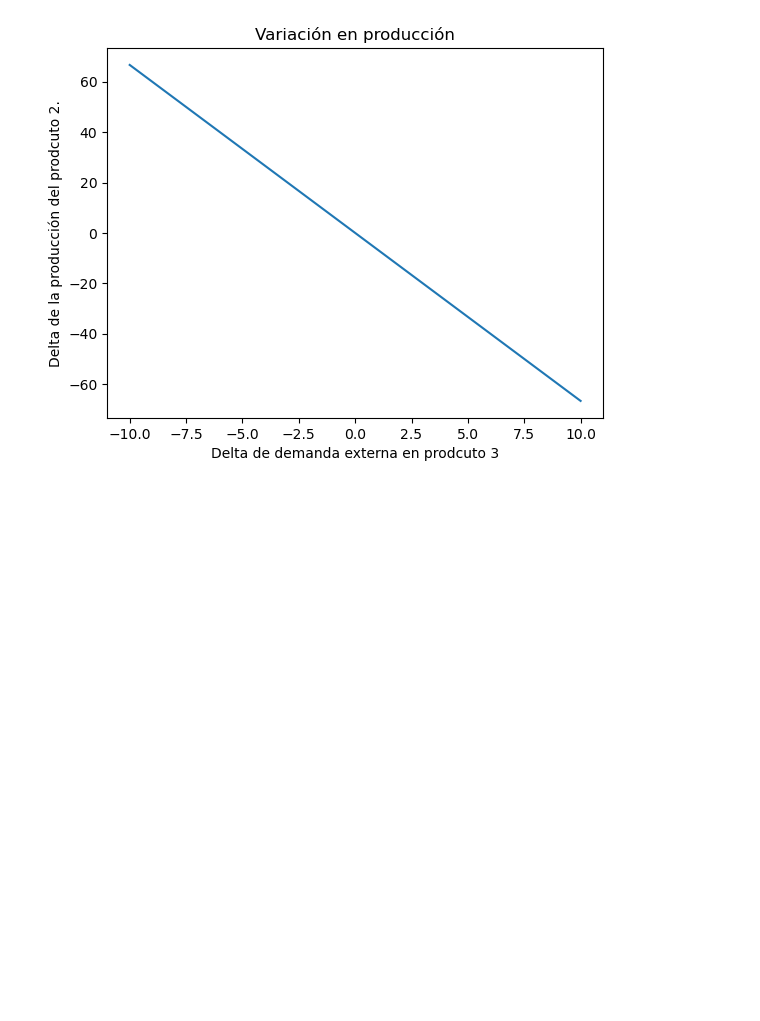
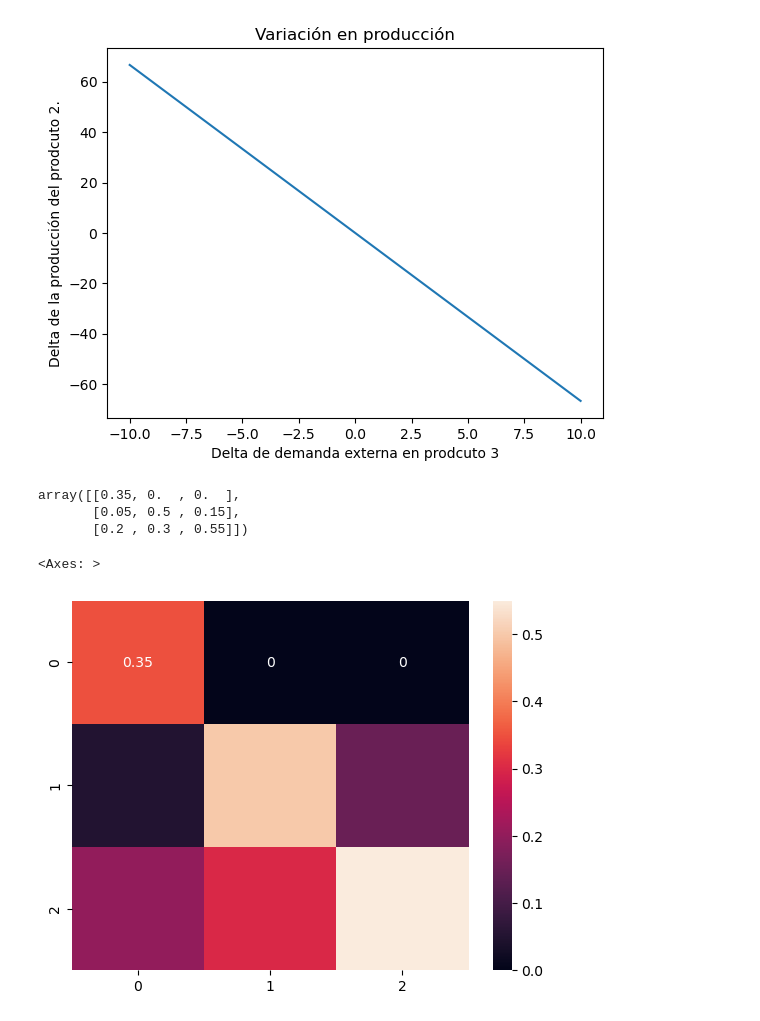
Before and after one commit to nicoazzoni/Maestr-a---Trabajo-Pr-ctico--Leontief-, a Jupyter notebook: hoja_borrador.ipynb, the cells around one changed output. Saved outputs shown, nothing was run; the diff lists cells and outputs as text; code cells hidden in the pictures; blank space fills up the shorter version.

```diff
--- a/hoja_borrador.ipynb
+++ b/hoja_borrador.ipynb
@@ -62,3 +63,31 @@ plt.ylabel("Delta de la producción del prodcuto 2.")
 plt.show()
 # %% [output]
 [figure]
+# %%
+#Coeficientes Técnicos
+#Consignas 4
+
+def calcularCoeficientes(Z,totales):
+    P = np.diag(totales)
+    return Z @ np.linalg.inv(P)
+# %%
+#Consigna 5
+totales = [1000, 500, 1000]
+Z = np.array([[350, 0, 0],
+             [50, 250, 150],
+             [200, 150, 550]])
+
+A_coef = calcularCoeficientes(Z, totales)
+A_coef
+# %% [output]
+array([[0.35, 0.  , 0.  ],
+       [0.05, 0.5 , 0.15],
+       [0.2 , 0.3 , 0.55]])
+# %%
+#Consigna 5 bis
+L_coef = calcular_Leontief(A_coef)
+
+sns.heatmap(A_coef, annot=True)
+# %% [output]
+<Axes: >
+[figure, added]
```
Also changed, not shown: parts of 2 cells of this notebook.
